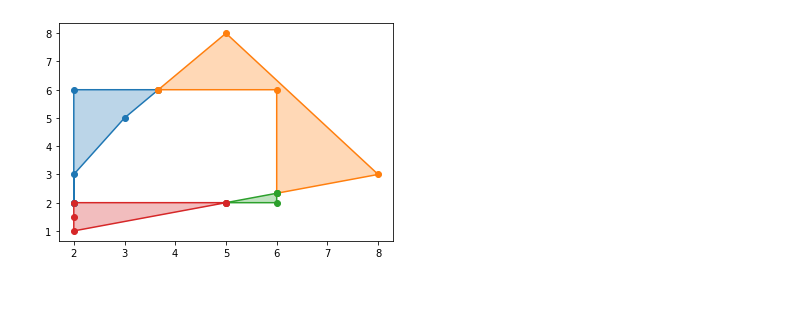
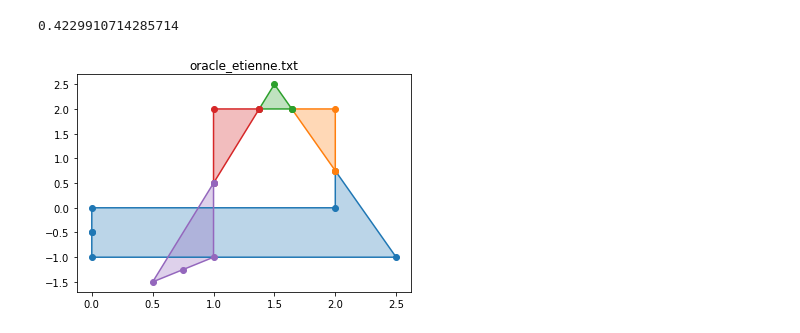
Before and after one commit to JulienNonin/error-btw-trajectories, a Jupyter notebook: trajectories_error/estimator.ipynb, the cells around one changed output. Saved outputs shown, nothing was run; the diff lists cells and outputs as text; code cells hidden in the pictures; blank space fills up the shorter version.

```diff
--- a/trajectories_error/estimator.ipynb
+++ b/trajectories_error/estimator.ipynb
@@ -148,7 +148,7 @@ class LineSegment:
         if np.linalg.det(a): # if a is invertible (if lines intersect)
             b = np.array([p1x - q1x, p1y - q1y])
             t = np.linalg.solve(a,b)
-            if np.all(0 < t) and np.all(t < 1): # segments intersect
+            if np.all(0 < t) and np.all(t <= 1): # segments intersect
                 intersection = Point(p1x + t[1] * (p2x - p1x), p1y + t[1] * (p2y - p1y))
                 return intersection
         if self.endpoint == seg.endpoint:
@@ -260,13 +260,39 @@ class Trajectory():
                 P.display(f"C{i}")
             error += P.area
         return error / self.length
-# %%
-if __name__ == "__main__":
-    # A = Trajectory([Point(16, 10), Point(18, 9), Point(19.3, 11), Point(20, 19), Point(22, 19), Point(23,21), Point(24, 21)])
-    # B = Trajectory([Point(17, 15), Point(18, 16), Point(18, 19), Point(19,15), Point(21, 15), Point(21.2, 10), Point(26, 10)])
-
-    A = Trajectory([Point(2, 2), Point(2, 6), Point(6, 6), Point(6, 2), Point(2, 2)])
-    B = Trajectory([Point(2, 2), Point(2, 3), Point(3, 5), Point(5, 8), Point(8, 3), Point(2, 1)])
-    A.error_with(B, display=True)
-# %% [output]
-[figure, removed]
+# %%
+def fetch_data(filename, contains_solution=True, criterion='.txt', sep=','):
+    """
+    >>> fetch_data("tests/shared-oracles/Oracles/CorrectInputTrajectories/10_parallelTrajectories.txt")[1:]
+    [Trajectory([Point(1.0, 1.0), Point(3.0, 1.0)]), Trajectory([Point(1.0, 2.0), Point(3.0, 2.0)]), 1.0, 0.001]
+    >>> fetch_data("tests/shared-oracles/Oracles/IncorrectInputTrajectories/3_EmptyAcquiredTrajectory.txt", False)[1:]
+    [Trajectory([Point(0.0, 0.0), Point(1.0, 0.0)]), Trajectory([])]
+    >>> fetch_data("tests/shared-oracles/Oracles/IncorrectInputTrajectories/2_EmptyAcquiredTrajectory.txt", False)[1:]
+    [Trajectory([Point(0.0, 1.0)]), Trajectory([])]
+    """
+    with open(filename, "r") as file:
+        lines = file.read().splitlines() # getting rid of \n
+        data = [[float(n) for n in line.split(sep) if n] for line in lines] # parse data
+
+    reference_coord = list(zip(data[0], data[1])) # line 0 : x-axis of the reference trajectory, line 1 : y-axis
+    acquired_coord = list(zip(data[2], data[3]))  # line 2 : x-axis of the acquired trajectory, line 3 : y-axis
+    reference = Trajectory([Point(x, y) for x, y in reference_coord])
+    acquired = Trajectory([Point(x, y) for x, y in acquired_coord])
+
+    if contains_solution:
+        expected_output, = data[4] or [-1]
+        epsilon, = data[5] or [-1]
+        return [filename, reference, acquired, expected_output, epsilon]
+    else:
+        return [filename, reference, acquired]
+# %%
+if __name__ == "__main__":
+    dirname = "tests/shared-oracles/Oracles/EvaluationTrajectories"
+    filename = "/oracle_etienne.txt"
+    filename, A, B = fetch_data(dirname + filename, contains_solution=False)
+    A, B = Trajectory(A.points), Trajectory(B.points) # inside notebook: to use the Trajectory class defined in notebook instead of using the one given by the estimator.py
+    print(A.error_with(B, display=True))
+    plt.title(filename.split("/")[-1])
+# %% [output]
+0.4229910714285714
+[figure, added]
```
Also changed, not shown: 41 other files.
